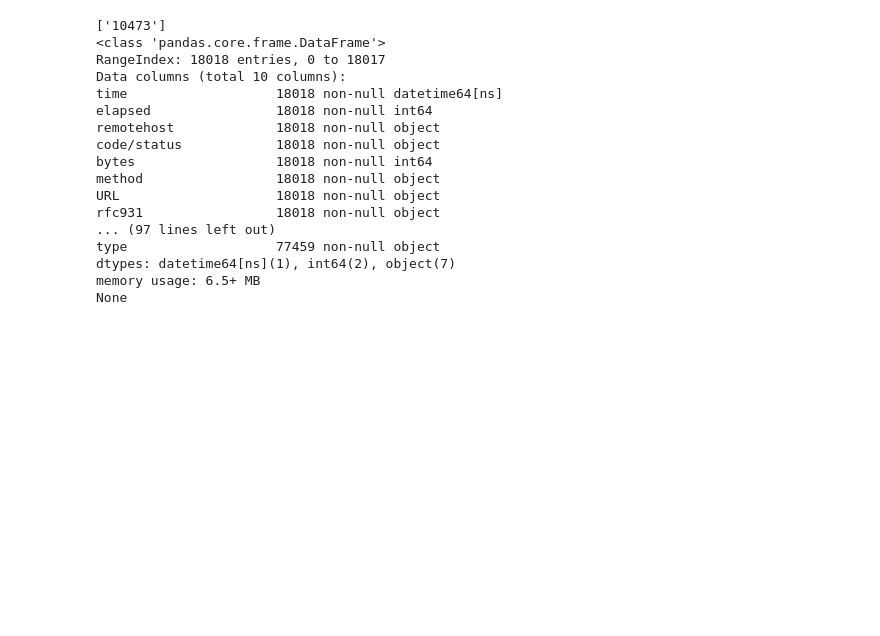
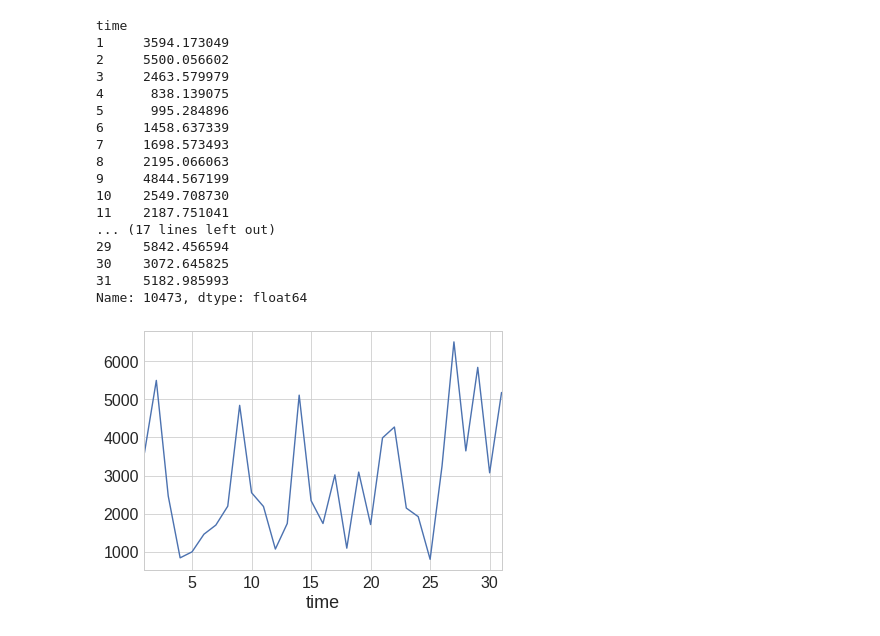
Before and after one commit to khulan8824/shellKhulan, a Jupyter notebook: plot_log/processing.ipynb, the cells around one changed output. Drawn from its saved outputs; the diff is of its cells as text; code cells hidden in the pictures; blank space fills up the shorter version.

```diff
--- a/plot_log/processing.ipynb
+++ b/plot_log/processing.ipynb
@@ -39,49 +39,91 @@ mpl.rcParams['font.size'] = LABEL_FONTSIZE
 plt.rc('legend',**{'fontsize':LEGEND_FONTSIZE})
 
 
 #Read input files from the directory and returns DataTable object in a combined list
 def read_inputs():
     #Get list of nodes(files) with results
     INPUT_DIR = os.path.join( os.getcwd(), EXP_NAME)
     dirs = [f for f in os.listdir(INPUT_DIR) if os.path.isdir(os.path.join(INPUT_DIR, f))]
-    print(dirs)
     #Load results from each node
     nodes_results = {}
     for sub_dir in dirs:
         nodes = [f for f in os.listdir(INPUT_DIR+'/'+sub_dir) if os.path.isfile(os.path.join(INPUT_DIR+'/'+sub_dir, f))]
         for node in nodes:
             file = os.path.join(INPUT_DIR+'/'+sub_dir,node)
             try:
                 temp = pd.read_csv(file, sep=' ', header=None)
                 temp.columns = headers
                 temp['time'] = pd.to_datetime(temp['time'], unit='s')
                 temp.set_index('time')
                 if sub_dir in nodes_results:
                     nodes_results[sub_dir] = pd.concat([nodes_results[sub_dir], temp])
                 else:
                     nodes_results[sub_dir] = temp
             except Exception:
                 print(node, 'EXception')
     return nodes_results
 
+def plot_bytes_per_round(results, var):
+    """Plot the median acrros nodes of a variable"""
+    #getMedianDF(results, var)
+    median = getMedianDF(results,var)
+    #Create new figure
+    #fig = plt.figure()
+    #Print the plot
+    #print(median)
+    median.plot()
+    #Modify parameters
+    #plt.ylabel(var)
+    #plt.xlabel('Date')
+    #plt.ylim(0,100)
+    plt.show()
+
+############################### HELPERS  ##############################
+#######################################################################
+
+def getMedianDF(nodes_results,var):
+    series = []
+    total=0
+    count=0
+    for name,r in nodes_results.items():
+        #Normalize duplicate rounds
+        times = pd.to_datetime(r['time'])
+        s = r.groupby([times.dt.day]).sum()[var]/1000000
+        s.name = name
+        series.append(s)
+    df = pd.concat(series,axis=0)
+    print(df)
+    return df
+
+
+
+def getECDF(df):
+    """Helper function that caclulates the ECDF of a
+    dataframe"""
+    df = df.sort_values().value_counts()
+    ecdf = df.sort_index().cumsum()*1./df.sum()
+    return ecdf
+
+
 if __name__ == '__main__':
     nodes = read_inputs()
-    print(nodes)
+    plot_bytes_per_round(nodes,'bytes')
 # %% [output]
-['10473']
-<class 'pandas.core.frame.DataFrame'>
-RangeIndex: 18018 entries, 0 to 18017
-Data columns (total 10 columns):
-time                   18018 non-null datetime64[ns]
-elapsed                18018 non-null int64
-remotehost             18018 non-null object
-code/status            18018 non-null object
-bytes                  18018 non-null int64
-method                 18018 non-null object
-URL                    18018 non-null object
-rfc931                 18018 non-null object
-... (97 lines left out)
-type                   77459 non-null object
-dtypes: datetime64[ns](1), int64(2), object(7)
-memory usage: 6.5+ MB
-None
+time
+1     3594.173049
+2     5500.056602
+3     2463.579979
+4      838.139075
+5      995.284896
+6     1458.637339
+7     1698.573493
+8     2195.066063
+9     4844.567199
+10    2549.708730
+11    2187.751041
+... (17 lines left out)
+29    5842.456594
+30    3072.645825
+31    5182.985993
+Name: 10473, dtype: float64
+[figure, added]
```
Also changed, not shown: 38 other files.
